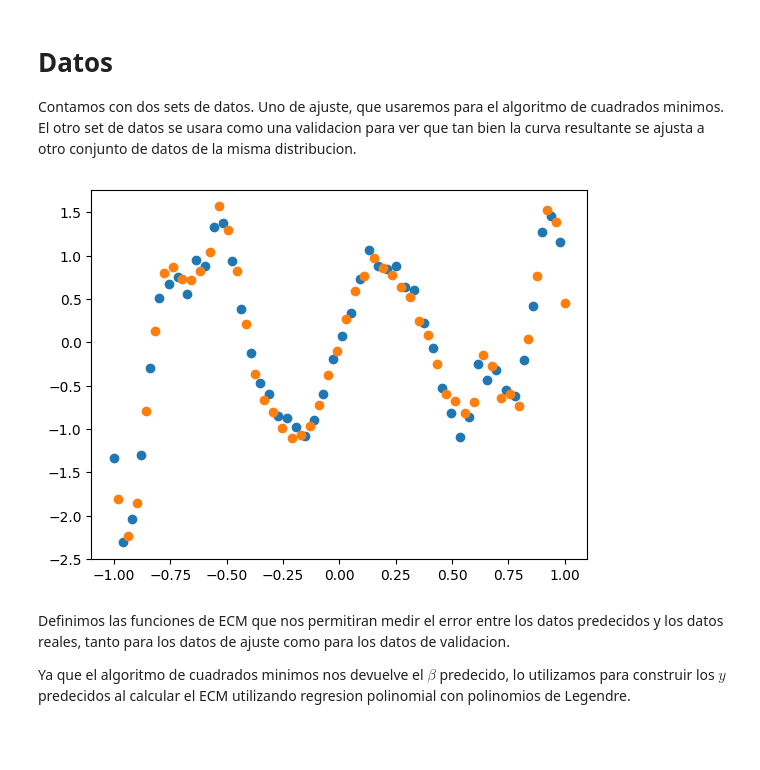
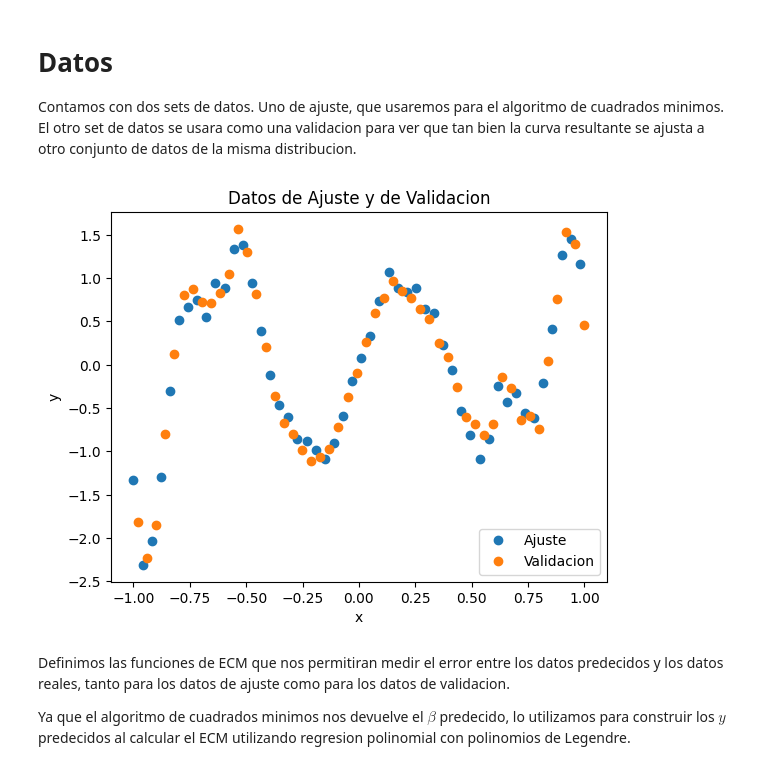
Before and after one commit to vRaphiel/Metodos-Numericos-TP3, a Jupyter notebook: algoritmos.ipynb, the cells around one changed output. Cells and saved outputs as stored; diff of their text form; code cells hidden in the pictures; blank space fills up the shorter version.

Commit message:
chore: update README, guarda graficos (y agrega algunos labels y titulos)

```diff
--- a/ej2.ipynb
+++ b/algoritmos.ipynb
@@ -10,16 +10,21 @@ Contamos con dos sets de datos. Uno de ajuste, que usaremos para el algoritmo de
 # %%
 def leer_datos(archivo):
     datos = np.reshape(np.fromfile(archivo, dtype='f', sep=' '), (-1, 2))
     return (datos[:, 0], datos[:, 1])
 
 X_ajuste, y_ajuste = leer_datos('./datos/ajuste.txt')
 X_val, y_val = leer_datos('./datos/validacion.txt')
 
-plt.plot(X_ajuste, y_ajuste, 'o')
-plt.plot(X_val, y_val, 'o')
+plt.plot(X_ajuste, y_ajuste, 'o', label='Ajuste')
+plt.plot(X_val, y_val, 'o', label='Validacion')
+plt.xlabel('x')
+plt.ylabel('y')
+plt.legend()
+plt.title('Datos de Ajuste y de Validacion')
+plt.savefig('graficos/datos.png')
 plt.show()
 # %% [output]
-[figure, old version]
+[figure, new version]
 # %% [markdown]
 Definimos las funciones de ECM que nos permitiran medir el error entre los datos predecidos y los datos reales, tanto para los datos de ajuste como para los datos de validacion.
 
```
Also changed, not shown: parts of 3 cells of this notebook, 6 other files.
